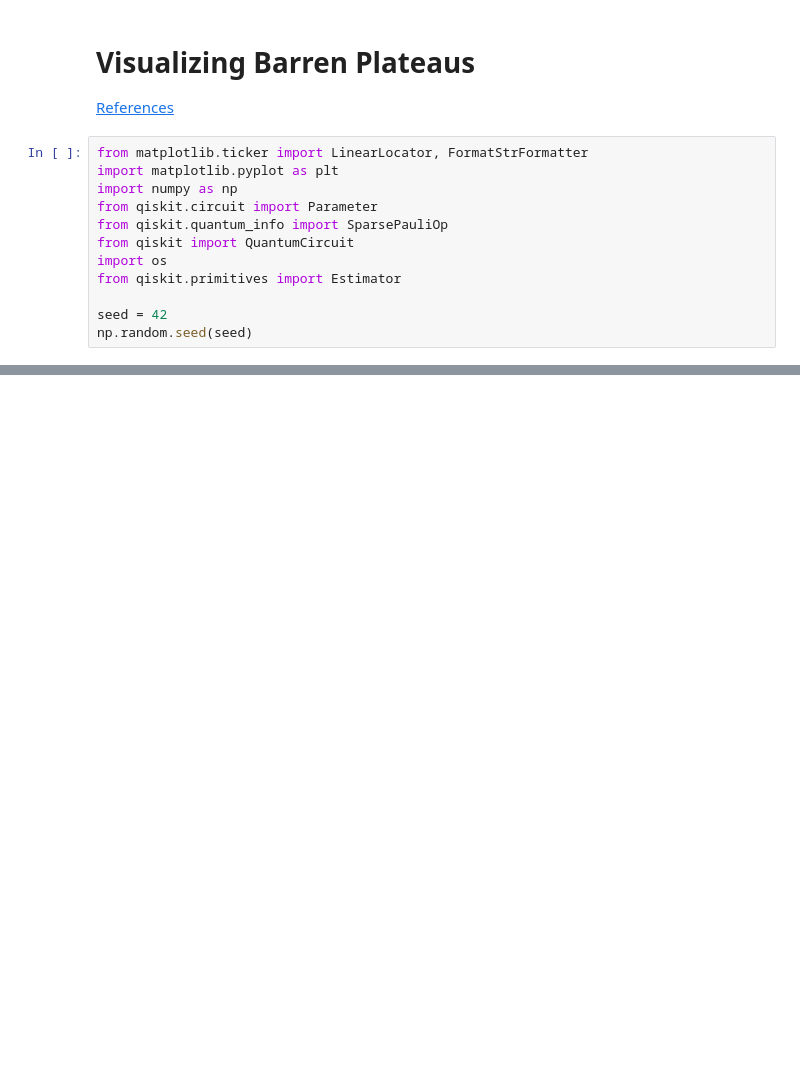
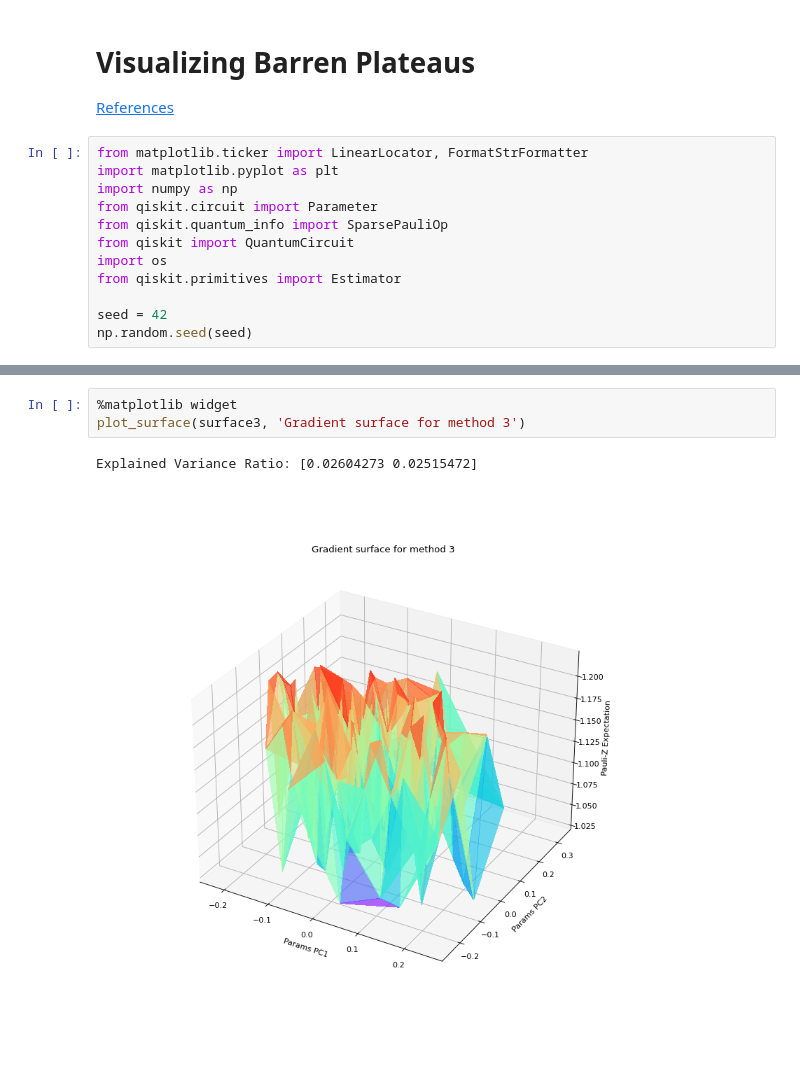
Before and after one commit to NNCT2904/VQA-Notes-v2, a Jupyter notebook: BP_visualization_example.ipynb, the cells around one changed output, grey strips where cells are left out. Saved outputs shown, nothing was run; the diff lists cells and outputs as text; blank space fills up the shorter version.

```diff
--- a/BP_visualization_example.ipynb
+++ b/BP_visualization_example.ipynb
@@ -150,0 +103,6 @@ plt.show()
+# %%
+%matplotlib widget
+plot_surface(surface3, 'Gradient surface for method 3')
+# %% [output]
+Explained Variance Ratio: [0.02604273 0.02515472]
+[figure, added]
```
Also changed, not shown: parts of 14 cells of this notebook.
